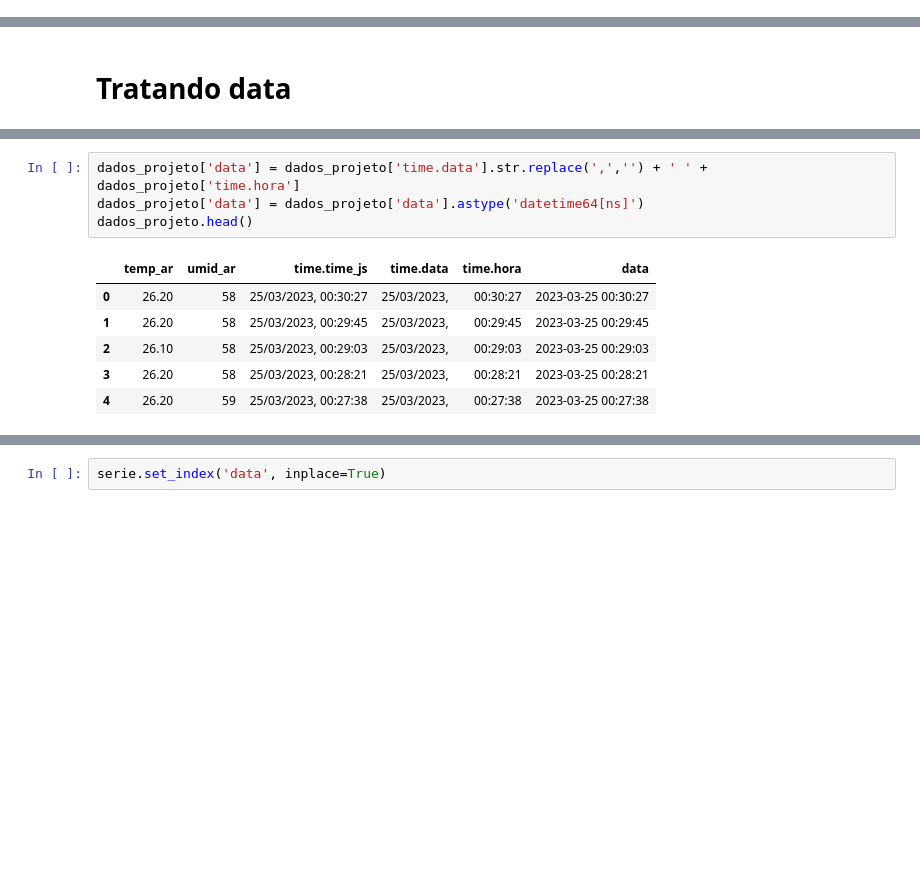
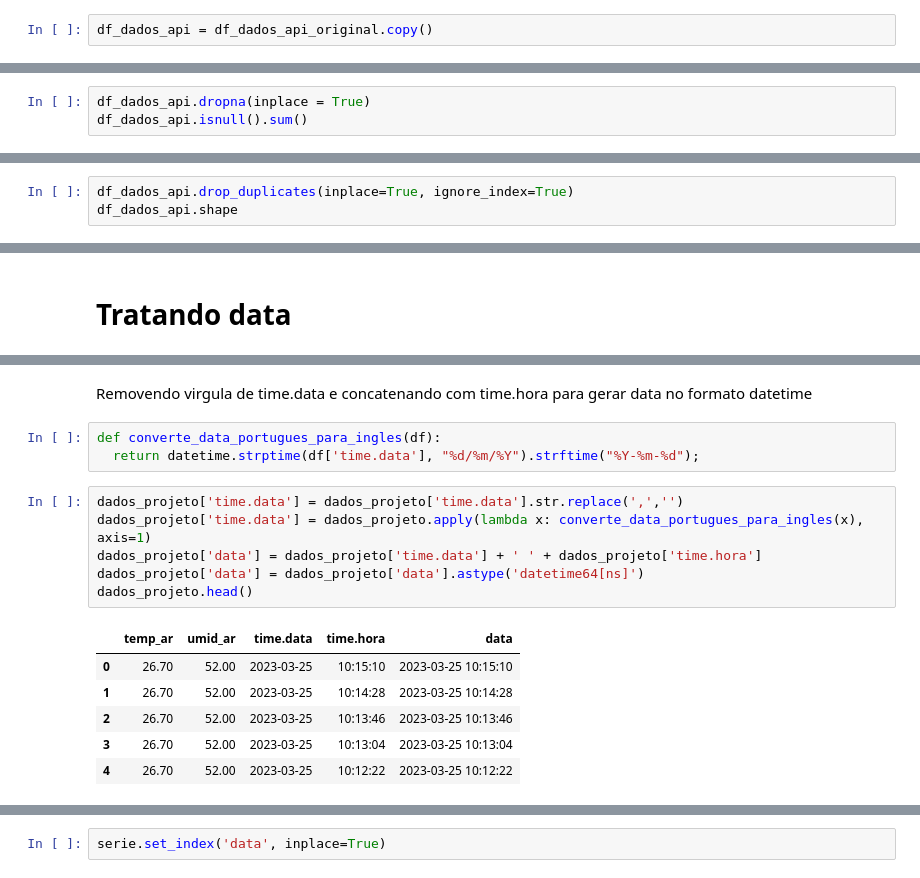
Before and after one commit to marianapiccolo/projeto-integrador-iv, a Jupyter notebook: PI_IV.ipynb, the cells around one changed output, grey strips where cells are left out. Saved outputs shown, nothing was run; the diff lists cells and outputs as text; blank space fills up the shorter version.

```diff
--- a/PI_IV.ipynb
+++ b/PI_IV.ipynb
@@ -66,0 +71,2 @@ Wall time: 2min 36s
+# %%
+df_dados_api = df_dados_api_original.copy()
@@ -114,0 +134,3 @@ df_dados_api.head()
+# %%
+df_dados_api.dropna(inplace = True)
+df_dados_api.isnull().sum()
@@ -114,0 +149,3 @@ df_dados_api.head()
+# %%
+df_dados_api.drop_duplicates(inplace=True, ignore_index=True)
+df_dados_api.shape
@@ -119,11 +175,18 @@ dados_projeto = df_dados_api.copy()
+# %% [markdown]
+Removendo virgula de time.data e concatenando com time.hora para gerar data no formato datetime
+# %%
+def converte_data_portugues_para_ingles(df):
+  return datetime.strptime(df['time.data'], "%d/%m/%Y").strftime("%Y-%m-%d");
 # %%
-dados_projeto['data'] = dados_projeto['time.data'].str.replace(',','') + ' ' + dados_projeto['time.hora']
+dados_projeto['time.data'] = dados_projeto['time.data'].str.replace(',','')
+dados_projeto['time.data'] = dados_projeto.apply(lambda x: converte_data_portugues_para_ingles(x), axis=1)
+dados_projeto['data'] = dados_projeto['time.data'] + ' ' + dados_projeto['time.hora']
 dados_projeto['data'] = dados_projeto['data'].astype('datetime64[ns]')
 dados_projeto.head()
 # %% [output]
-|  | temp_ar | umid_ar | time.time_js | time.data | time.hora | data |
-| 0 | 26.20 | 58 | 25/03/2023, 00:30:27 | 25/03/2023, | 00:30:27 | 2023-03-25 00:30:27 |
-| 1 | 26.20 | 58 | 25/03/2023, 00:29:45 | 25/03/2023, | 00:29:45 | 2023-03-25 00:29:45 |
-| 2 | 26.10 | 58 | 25/03/2023, 00:29:03 | 25/03/2023, | 00:29:03 | 2023-03-25 00:29:03 |
-| 3 | 26.20 | 58 | 25/03/2023, 00:28:21 | 25/03/2023, | 00:28:21 | 2023-03-25 00:28:21 |
-| 4 | 26.20 | 59 | 25/03/2023, 00:27:38 | 25/03/2023, | 00:27:38 | 2023-03-25 00:27:38 |
+|  | temp_ar | umid_ar | time.data | time.hora | data |
+| 0 | 26.70 | 52.00 | 2023-03-25 | 10:15:10 | 2023-03-25 10:15:10 |
+| 1 | 26.70 | 52.00 | 2023-03-25 | 10:14:28 | 2023-03-25 10:14:28 |
+| 2 | 26.70 | 52.00 | 2023-03-25 | 10:13:46 | 2023-03-25 10:13:46 |
+| 3 | 26.70 | 52.00 | 2023-03-25 | 10:13:04 | 2023-03-25 10:13:04 |
+| 4 | 26.70 | 52.00 | 2023-03-25 | 10:12:22 | 2023-03-25 10:12:22 |
```
Also changed, not shown: parts of 52 cells of this notebook.
